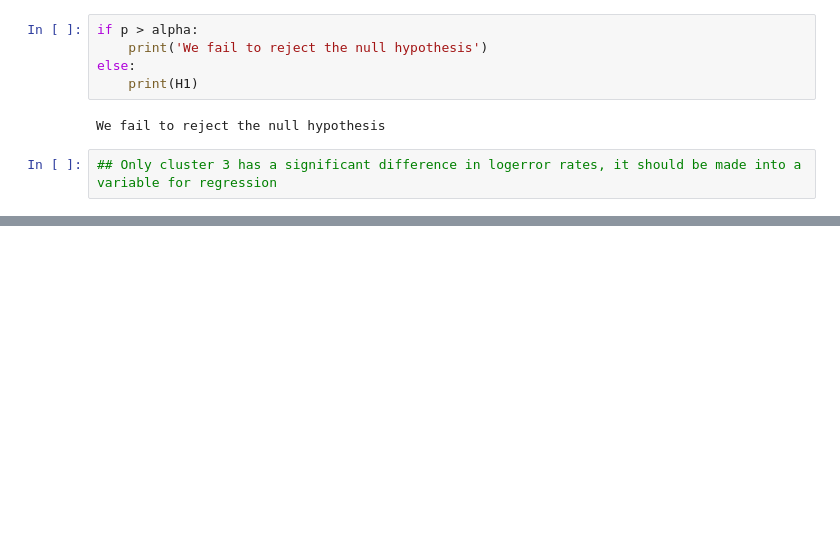
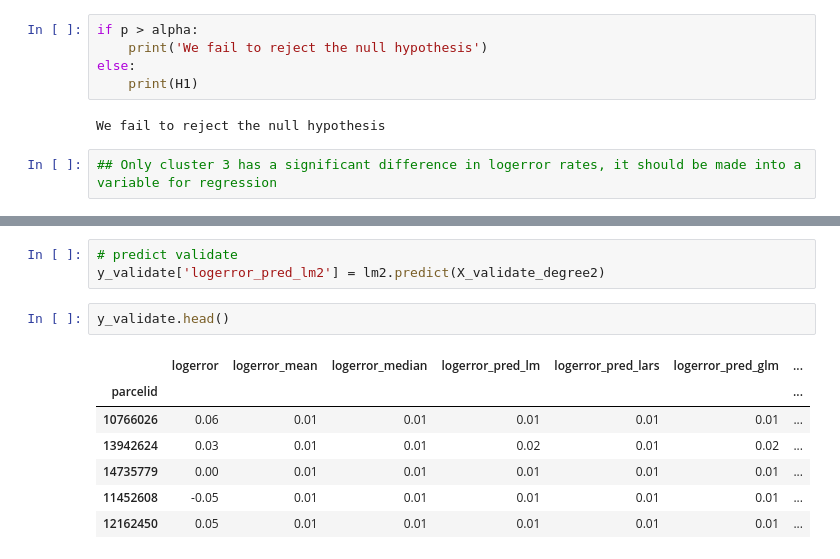
Before and after one commit to davidb-and-john/clustering-project, a Jupyter notebook: final_cluster_model.ipynb, the cells around one changed output, grey strips where cells are left out. Cells and saved outputs as stored; diff of their text form; blank space fills up the shorter version.

```diff
--- a/final_cluster_model.ipynb
+++ b/final_cluster_model.ipynb
@@ -531,0 +928,13 @@ We fail to reject the null hypothesis
+# %%
+# predict validate
+y_validate['logerror_pred_lm2'] = lm2.predict(X_validate_degree2)
+# %%
+y_validate.head()
+# %% [output]
+|  | logerror | logerror_mean | logerror_median | logerror_pred_lm | logerror_pred_lars | logerror_pred_glm | ... |
+| parcelid |  |  |  |  |  |  | ... |
+| 10766026 | 0.06 | 0.01 | 0.01 | 0.01 | 0.01 | 0.01 | ... |
+| 13942624 | 0.03 | 0.01 | 0.01 | 0.02 | 0.01 | 0.02 | ... |
+| 14735779 | 0.00 | 0.01 | 0.01 | 0.01 | 0.01 | 0.01 | ... |
+| 11452608 | -0.05 | 0.01 | 0.01 | 0.01 | 0.01 | 0.01 | ... |
+| 12162450 | 0.05 | 0.01 | 0.01 | 0.01 | 0.01 | 0.01 | ... |
```
Also changed, not shown: parts of 76 cells of this notebook.
